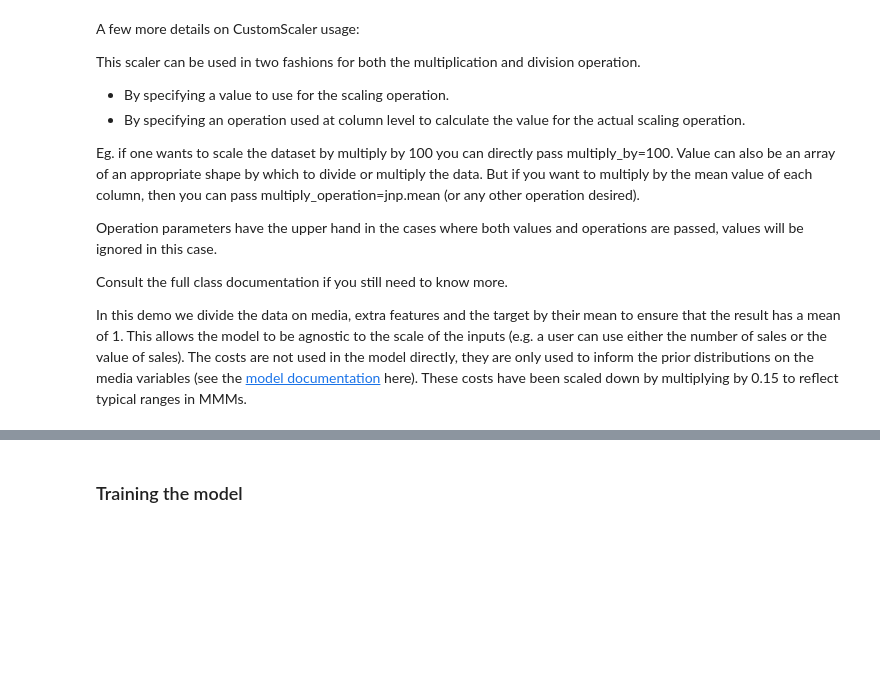
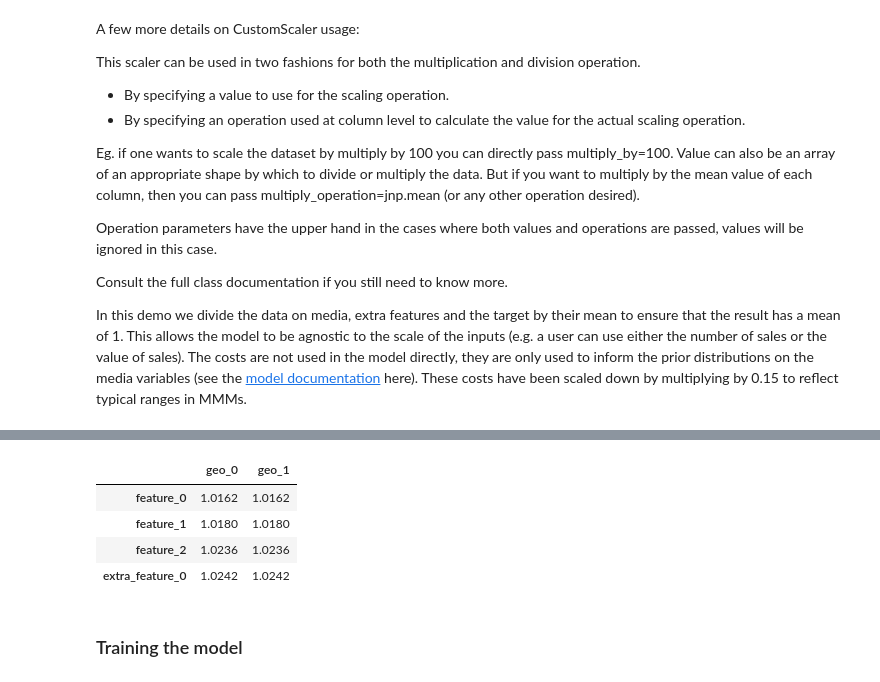
Before and after one commit to google/lightweight_mmm, a Jupyter notebook: examples/end_to_end_demo_with_multiple_geos.ipynb, the cells around one changed output, grey strips where cells are left out. Saved outputs shown, nothing was run; the diff lists cells and outputs as text; code cells hidden in the pictures; blank space fills up the shorter version.

```diff
--- a/examples/end_to_end_demo_with_multiple_geos.ipynb
+++ b/examples/end_to_end_demo_with_multiple_geos.ipynb
@@ -109,3 +198,22 @@ costs = cost_scaler.fit_transform(costs)
+# %%
+def highlight_high_vif_values(x: float,
+                              high_vif_threshold: float=7.0) -> str:
+    if x > high_vif_threshold:
+      weight = 'bold'
+      color = 'red'
+    else:
+      weight = 'normal'
+      color = 'black'
+    style = f'font-weight: {weight}; color: {color}'
+    return style
+
+variance_inflation_factors.style.set_precision(4).applymap(highlight_high_vif_values)
+# %% [output]
+|  | geo_0 | geo_1 |
+| feature_0 | 1.0162 | 1.0162 |
+| feature_1 | 1.0180 | 1.0180 |
+| feature_2 | 1.0236 | 1.0236 |
+| extra_feature_0 | 1.0242 | 1.0242 |
 # %% [markdown]
 ### Training the model
 # %% [markdown]
```
Also changed, not shown: parts of 22 cells of this notebook, 1 other file.
